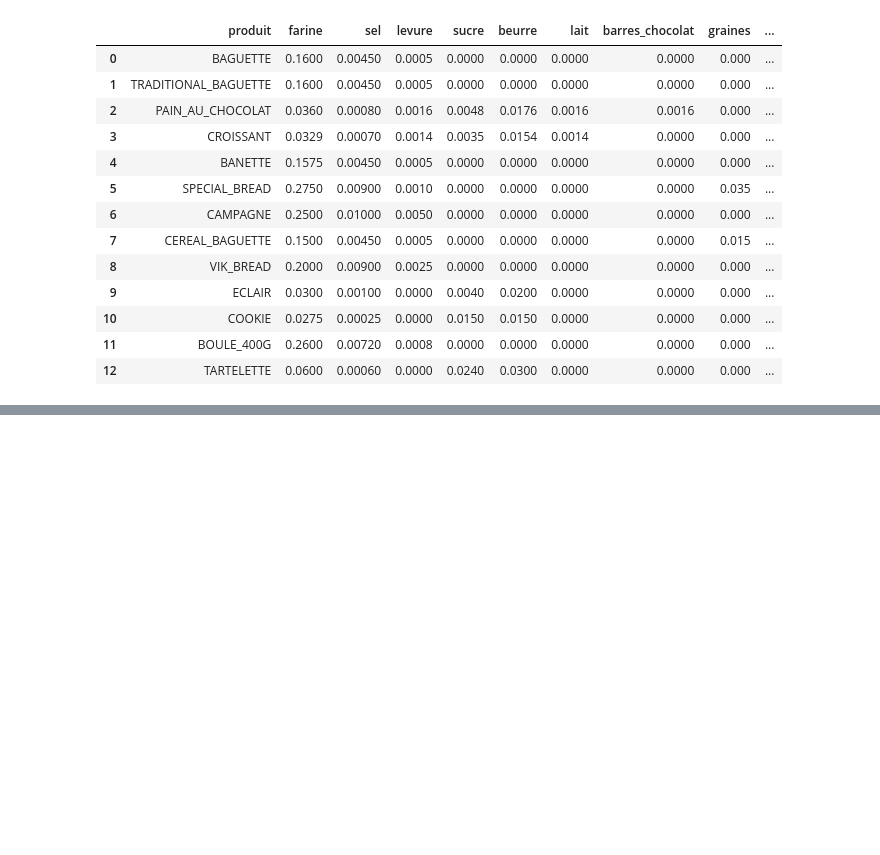
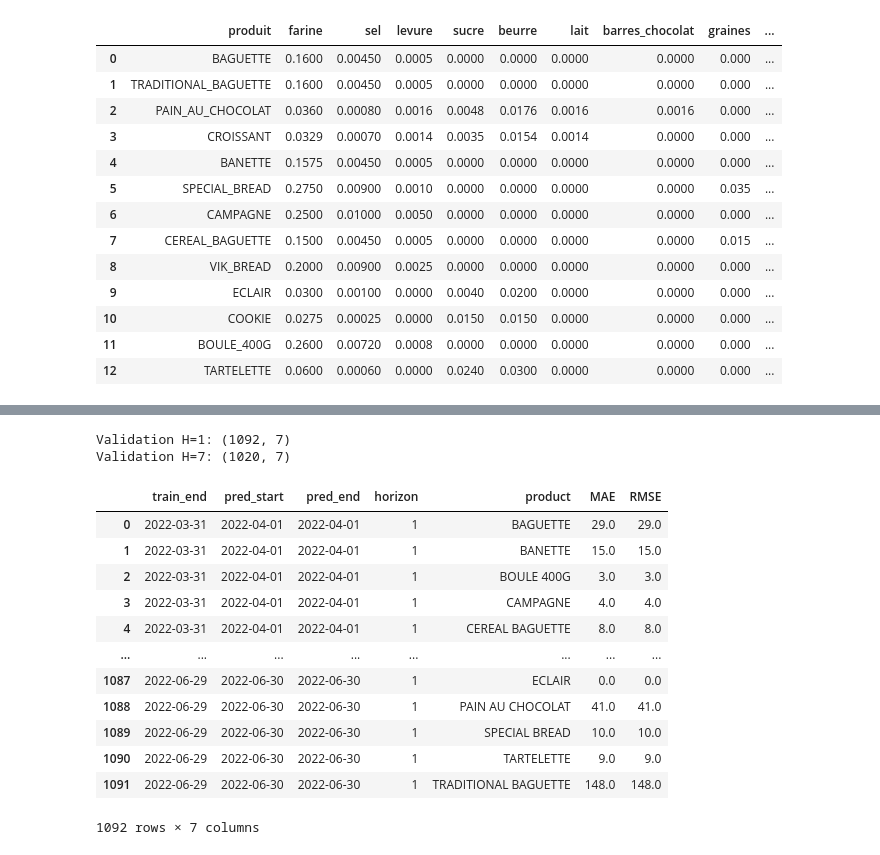
Before and after one commit to claragarciaperez9/French_bakery_forecasting, a Jupyter notebook: nouveaux_dataset.ipynb, the cells around one changed output, grey strips where cells are left out. Cells and saved outputs as stored; diff of their text form; code cells hidden in the pictures; blank space fills up the shorter version.

```diff
--- a/nouveaux_dataset.ipynb
+++ b/nouveaux_dataset.ipynb
@@ -129,0 +287,15 @@ test2
+# %%
+def make_backtest_folds(index, start_train_end, horizon=7, step=1):
+    start_train_end = pd.to_datetime(start_train_end)
+    all_dates = pd.to_datetime(index)
+
+    train_end = start_train_end
+    last_date = all_dates.max()
+
+    while True:
+        pred_start = train_end + pd.Timedelta(days=1)
+        pred_end = pred_start + pd.Timedelta(days=horizon - 1)
+        if pred_end > last_date:
+            break
+        yield train_end, pred_start, pred_end
+        train_end = train_end + pd.Timedelta(days=step)
@@ -129,0 +313,5 @@ test2
+# %%
+def forecast_dummy_zero(train_df, horizon):
+    last_date = train_df.index.max()
+    future_index = pd.date_range(last_date + pd.Timedelta(days=1), periods=horizon, freq="D")
+    return pd.DataFrame(0.0, index=future_index, columns=train_df.columns)
@@ -129,0 +349,40 @@ test2
+# %%
+VAL_END_DATE = val_ts.index.max()
+
+scores_val_h1 = backtest_expanding(
+    full_df=qty_ts,
+    forecast_fn=forecast_dummy_zero,
+    start_train_end=TRAIN_END,
+    end_date=VAL_END_DATE,
+    horizon=1,
+    step=1
+)
+
+scores_val_h7 = backtest_expanding(
+    full_df=qty_ts,
+    forecast_fn=forecast_dummy_zero,
+    start_train_end=TRAIN_END,
+    end_date=VAL_END_DATE,
+    horizon=7,
+    step=1
+)
+
+print("Validation H=1:", scores_val_h1.shape)
+print("Validation H=7:", scores_val_h7.shape)
+scores_val_h1
+# %% [output]
+Validation H=1: (1092, 7)
+Validation H=7: (1020, 7)
+|  | train_end | pred_start | pred_end | horizon | product | MAE | RMSE |
+| 0 | 2022-03-31 | 2022-04-01 | 2022-04-01 | 1 | BAGUETTE | 29.0 | 29.0 |
+| 1 | 2022-03-31 | 2022-04-01 | 2022-04-01 | 1 | BANETTE | 15.0 | 15.0 |
+| 2 | 2022-03-31 | 2022-04-01 | 2022-04-01 | 1 | BOULE 400G | 3.0 | 3.0 |
+| 3 | 2022-03-31 | 2022-04-01 | 2022-04-01 | 1 | CAMPAGNE | 4.0 | 4.0 |
+| 4 | 2022-03-31 | 2022-04-01 | 2022-04-01 | 1 | CEREAL BAGUETTE | 8.0 | 8.0 |
+| ... | ... | ... | ... | ... | ... | ... | ... |
+| 1087 | 2022-06-29 | 2022-06-30 | 2022-06-30 | 1 | ECLAIR | 0.0 | 0.0 |
+| 1088 | 2022-06-29 | 2022-06-30 | 2022-06-30 | 1 | PAIN AU CHOCOLAT | 41.0 | 41.0 |
+| 1089 | 2022-06-29 | 2022-06-30 | 2022-06-30 | 1 | SPECIAL BREAD | 10.0 | 10.0 |
+| 1090 | 2022-06-29 | 2022-06-30 | 2022-06-30 | 1 | TARTELETTE | 9.0 | 9.0 |
+| 1091 | 2022-06-29 | 2022-06-30 | 2022-06-30 | 1 | TRADITIONAL BAGUETTE | 148.0 | 148.0 |
+1092 rows × 7 columns
```
Also changed, not shown: parts of 31 cells of this notebook.
